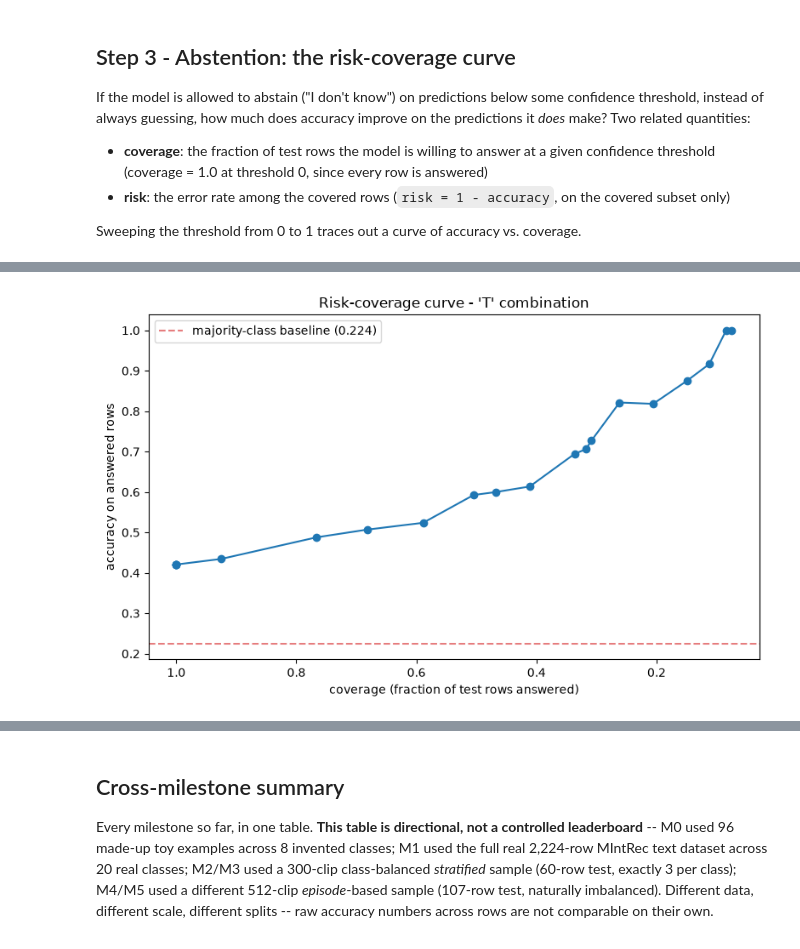
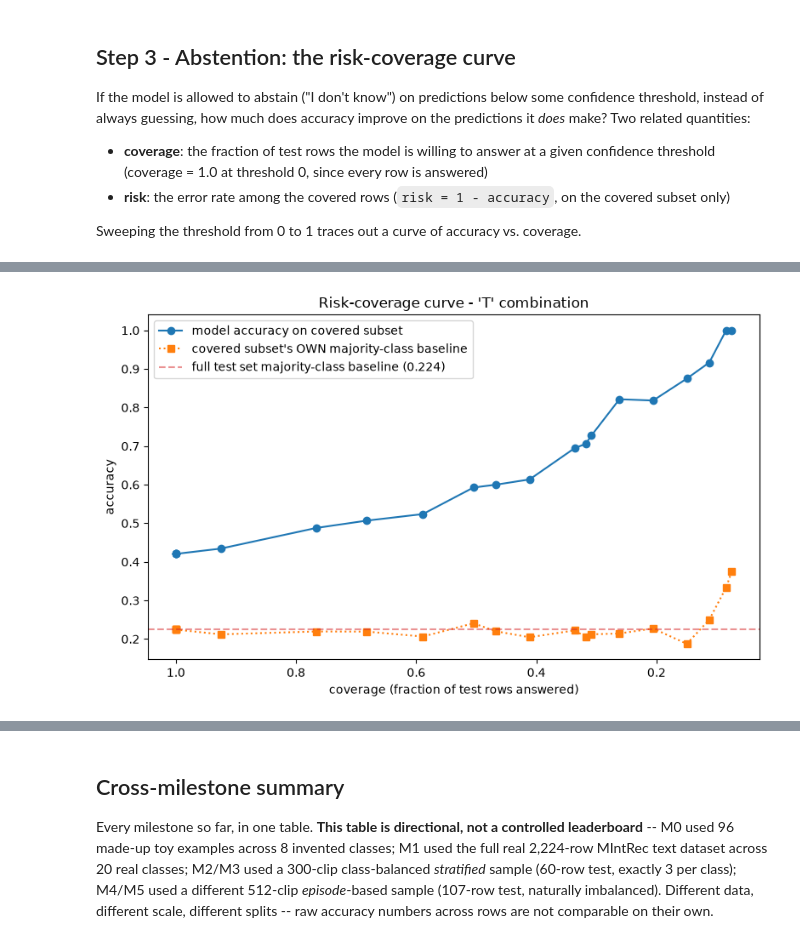
Before and after one commit to dmyung14/Multimodal-Intent-Classifier, a Jupyter notebook: notebooks/milestone5_evaluation.ipynb, the cells around one changed output, grey strips where cells are left out. Drawn from its saved outputs; the diff is of its cells as text; code cells hidden in the pictures.

```diff
--- a/notebooks/milestone5_evaluation.ipynb
+++ b/notebooks/milestone5_evaluation.ipynb
@@ -305,6 +329,6 @@ it *does* make? Two related quantities:
 
 Sweeping the threshold from 0 to 1 traces out a curve of accuracy vs. coverage.
 # %%
-rc_df = risk_coverage_sweep(confidences, correct)
+rc_df = risk_coverage_sweep(confidences, correct, truth)
 rc_df
 # %% [output]
@@ -328,16 +365,19 @@ rc_df
 # %%
 plot_rc = rc_df.dropna(subset=["accuracy"])
 
 fig, ax = plt.subplots(figsize=(8, 5))
-ax.plot(plot_rc["coverage"], plot_rc["accuracy"], marker="o", color="tab:blue")
-ax.axhline(majority_acc, color="tab:red", linestyle="--", alpha=0.6,
-           label=f"majority-class baseline ({majority_acc:.3f})")
+ax.plot(plot_rc["coverage"], plot_rc["accuracy"], marker="o", color="tab:blue",
+        label="model accuracy on covered subset")
+ax.plot(plot_rc["coverage"], plot_rc["subset_majority_acc"], marker="s", color="tab:orange",
+        linestyle=":", label="covered subset's OWN majority-class baseline")
+ax.axhline(majority_acc, color="tab:red", linestyle="--", alpha=0.5,
+           label=f"full test set majority-class baseline ({majority_acc:.3f})")
 ax.set_xlabel("coverage (fraction of test rows answered)")
-ax.set_ylabel("accuracy on answered rows")
+ax.set_ylabel("accuracy")
 ax.set_title("Risk-coverage curve - '{}' combination".format(combo))
 ax.invert_xaxis()  # reading left-to-right as "more selective"
 ax.legend()
 plt.tight_layout()
 plt.show()
 # %% [output]
-[figure, old version]
+[figure, new version]
```
Also changed, not shown: parts of 9 cells of this notebook, 1 other file.
